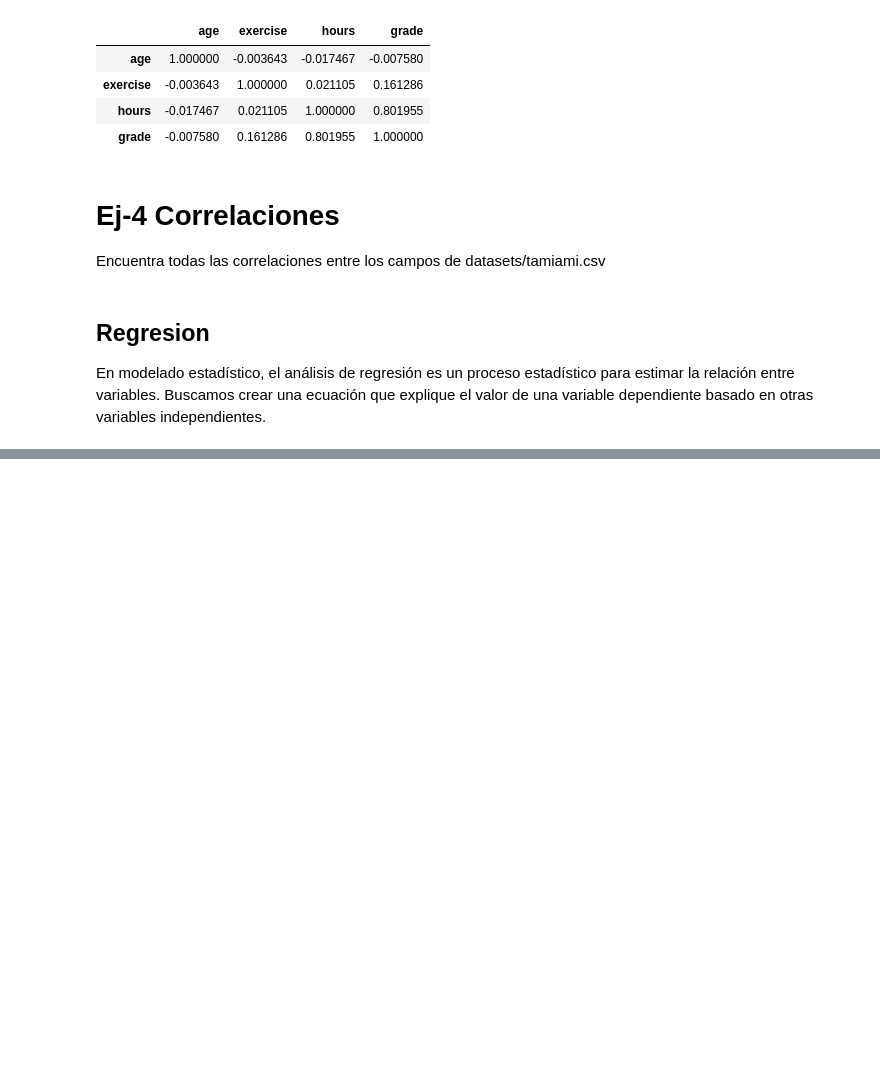
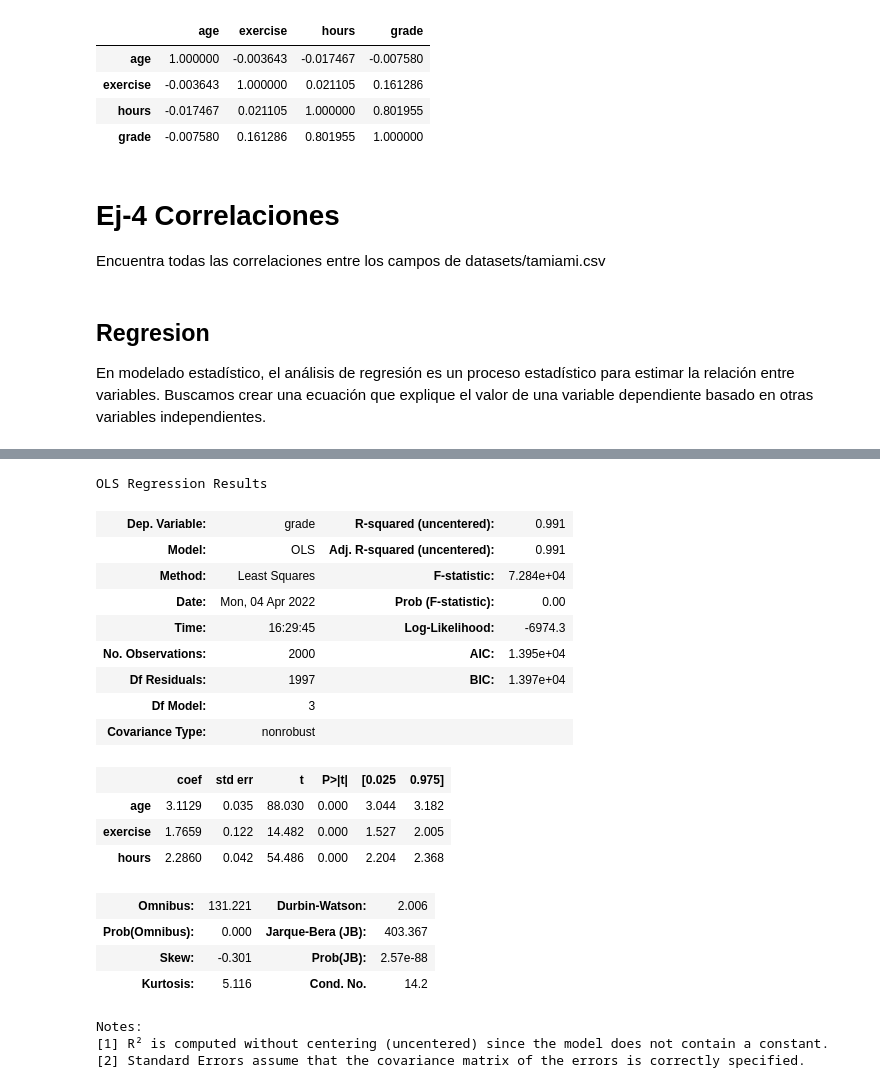
Before and after one commit to GTD2101-ACD-GA-EJ22/2-ADiagDatos, a Jupyter notebook: 1-SigDatos.ipynb, the cells around one changed output, grey strips where cells are left out. Cells and saved outputs as stored; diff of their text form; code cells hidden in the pictures; blank space fills up the shorter version.

```diff
--- a/1-SigDatos.ipynb
+++ b/1-SigDatos.ipynb
@@ -261,0 +338,5 @@ En modelado estadístico, el análisis de regresión es un proceso estadístico
+# %%
+import pandas as pd
+Location = "datasets/gradedata.csv"
+df = pd.read_csv(Location)
+df.head()
@@ -261,0 +350,25 @@ En modelado estadístico, el análisis de regresión es un proceso estadístico
+# %%
+result = sm.ols(formula='grade ~ age + exercise + hours - 1', data=df).fit()
+result.summary()
+# %% [output]
+OLS Regression Results
+| Dep. Variable: | grade | R-squared (uncentered): | 0.991 |
+| Model: | OLS | Adj. R-squared (uncentered): | 0.991 |
+| Method: | Least Squares | F-statistic: | 7.284e+04 |
+| Date: | Mon, 04 Apr 2022 | Prob (F-statistic): | 0.00 |
+| Time: | 16:29:45 | Log-Likelihood: | -6974.3 |
+| No. Observations: | 2000 | AIC: | 1.395e+04 |
+| Df Residuals: | 1997 | BIC: | 1.397e+04 |
+| Df Model: | 3 |  |  |
+| Covariance Type: | nonrobust |  |  |
+|  | coef | std err | t | P>|t| | [0.025 | 0.975] |
+| age | 3.1129 | 0.035 | 88.030 | 0.000 | 3.044 | 3.182 |
+| exercise | 1.7659 | 0.122 | 14.482 | 0.000 | 1.527 | 2.005 |
+| hours | 2.2860 | 0.042 | 54.486 | 0.000 | 2.204 | 2.368 |
+| Omnibus: | 131.221 | Durbin-Watson: | 2.006 |
+| Prob(Omnibus): | 0.000 | Jarque-Bera (JB): | 403.367 |
+| Skew: | -0.301 | Prob(JB): | 2.57e-88 |
+| Kurtosis: | 5.116 | Cond. No. | 14.2 |
+Notes:
+[1] R² is computed without centering (uncentered) since the model does not contain a constant.
+[2] Standard Errors assume that the covariance matrix of the errors is correctly specified.
```
Also changed, not shown: parts of 13 cells of this notebook, 1 other file.
